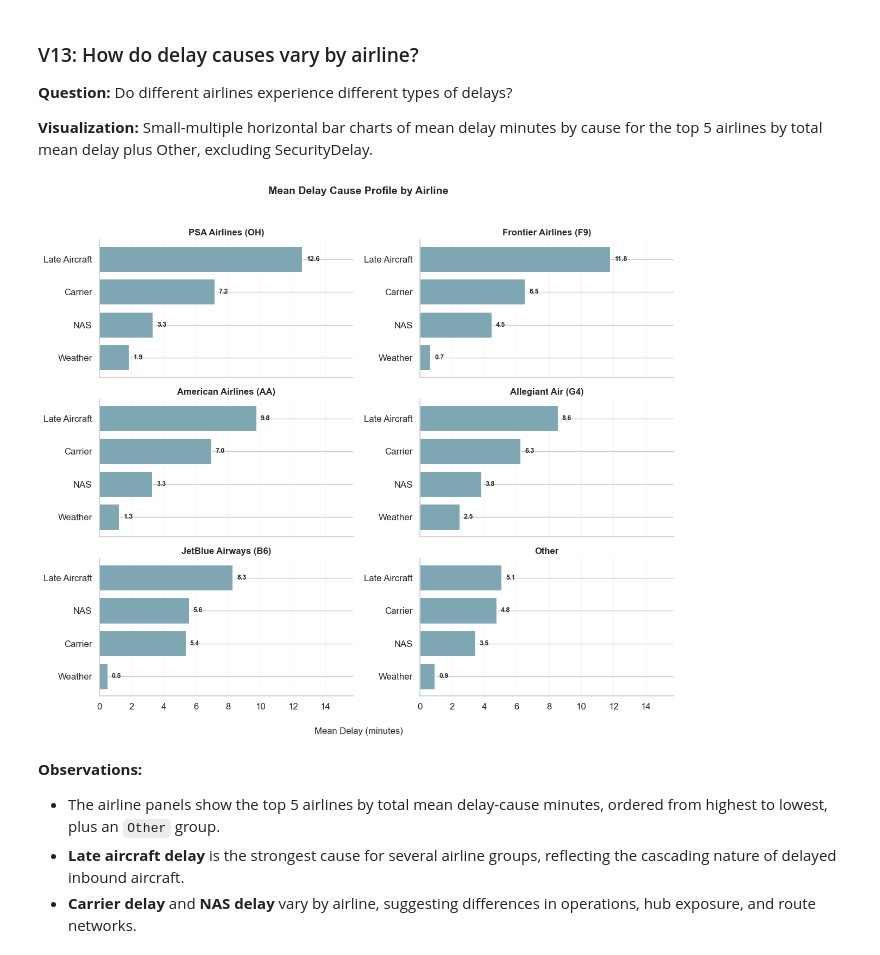
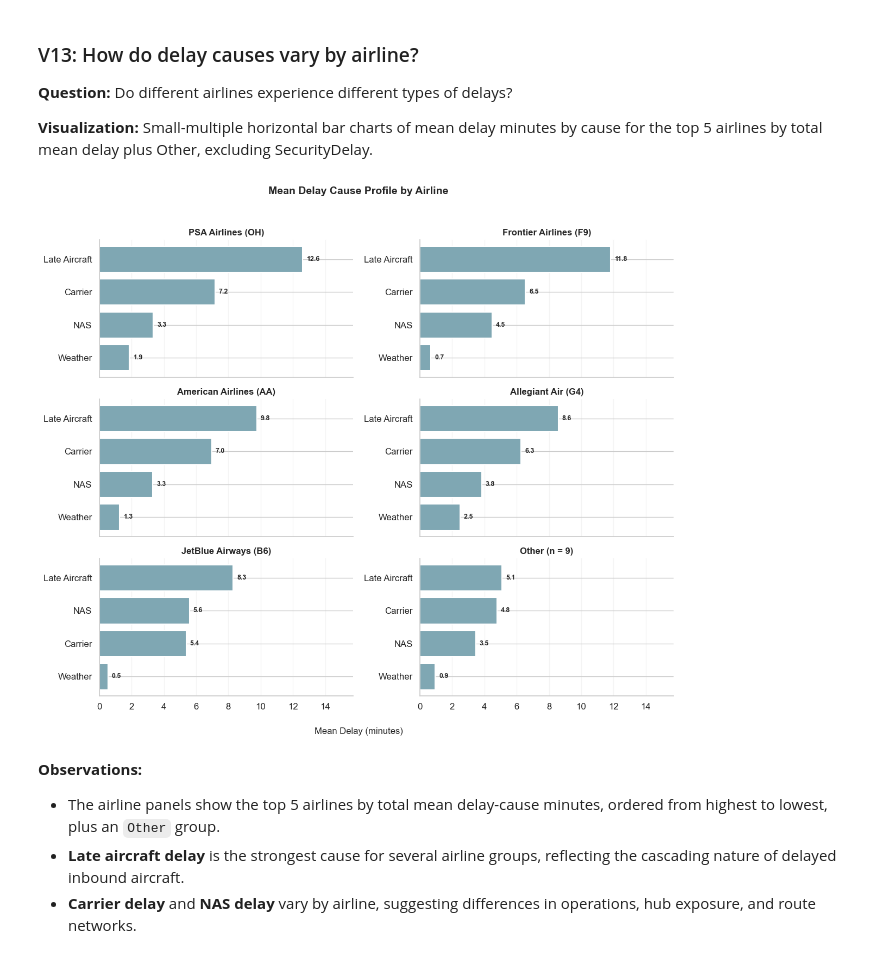
Before and after one commit to luisjfeliu/data-analysis-flight-delays-visuals, a Jupyter notebook: Part_I_exploration.ipynb, the cells around one changed output. Drawn from its saved outputs; the diff is of its cells as text; code cells hidden in the pictures.

```diff
--- a/Part_I_exploration.ipynb
+++ b/Part_I_exploration.ipynb
@@ -841,6 +841,7 @@ mean_delay_by_airline = (
     .sort_values(ascending=False)
 )
 top_5_delay_airlines = mean_delay_by_airline.head(5).index.tolist()
+other_airline_count = mean_delay_by_airline.index.difference(top_5_delay_airlines).size
 cause_df = df_active.assign(
     AirlineCauseGroup=df_active['IATA_CODE_Reporting_Airline'].where(
         df_active['IATA_CODE_Reporting_Airline'].isin(top_5_delay_airlines),
@@ -880,35 +881,35 @@ cause_profile = cause_by_airline.rename(columns=cause_labels)
 x_max = cause_profile.max().max() * 1.25
 fig, axes = plt.subplots(3, 2, figsize=(12, 10), sharex=True)
 axes = axes.flatten()
 
 for ax, airline in zip(axes, airline_order):
     profile = cause_profile.loc[airline].sort_values()
     bars = ax.barh(
         profile.index,
         profile.values,
         color='#7FA7B3',
         edgecolor='white',
         linewidth=1.5
     )
     for bar, value in zip(bars, profile.values):
         ax.text(
             bar.get_width() + x_max * 0.015,
             bar.get_y() + bar.get_height() / 2,
             f'{value:.1f}',
             va='center',
             fontsize=9,
             fontweight='bold'
         )
-    title = 'Other' if airline == 'Other' else f'{airline_names.get(airline, airline)} ({airline})'
+    title = f'Other (n = {other_airline_count})' if airline == 'Other' else f'{airline_names.get(airline, airline)} ({airline})'
     ax.set_title(title, fontsize=12, fontweight='bold')
     ax.set_xlim(0, x_max)
     ax.grid(axis='x', alpha=0.2)
 
 fig.suptitle('Mean Delay Cause Profile by Airline', fontsize=14, fontweight='bold', y=1.02)
 fig.supxlabel('Mean Delay (minutes)', fontsize=12)
 plt.tight_layout()
 # %% [output]
-[figure, old version]
+[figure, new version]
 # %% [markdown]
 **Observations:**
 - The airline panels show the top 5 airlines by total mean delay-cause minutes, ordered from highest to lowest, plus an `Other` group.
```
Also changed, not shown: parts of 11 cells of this notebook, 1 other file.
